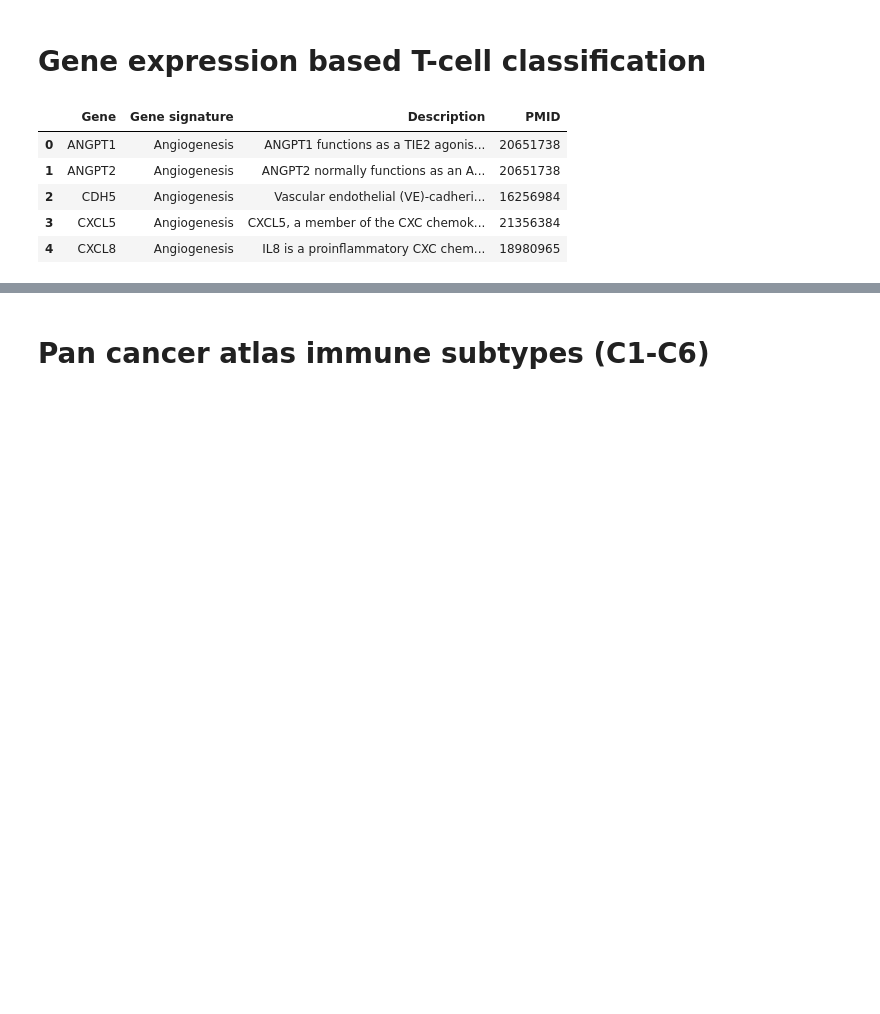
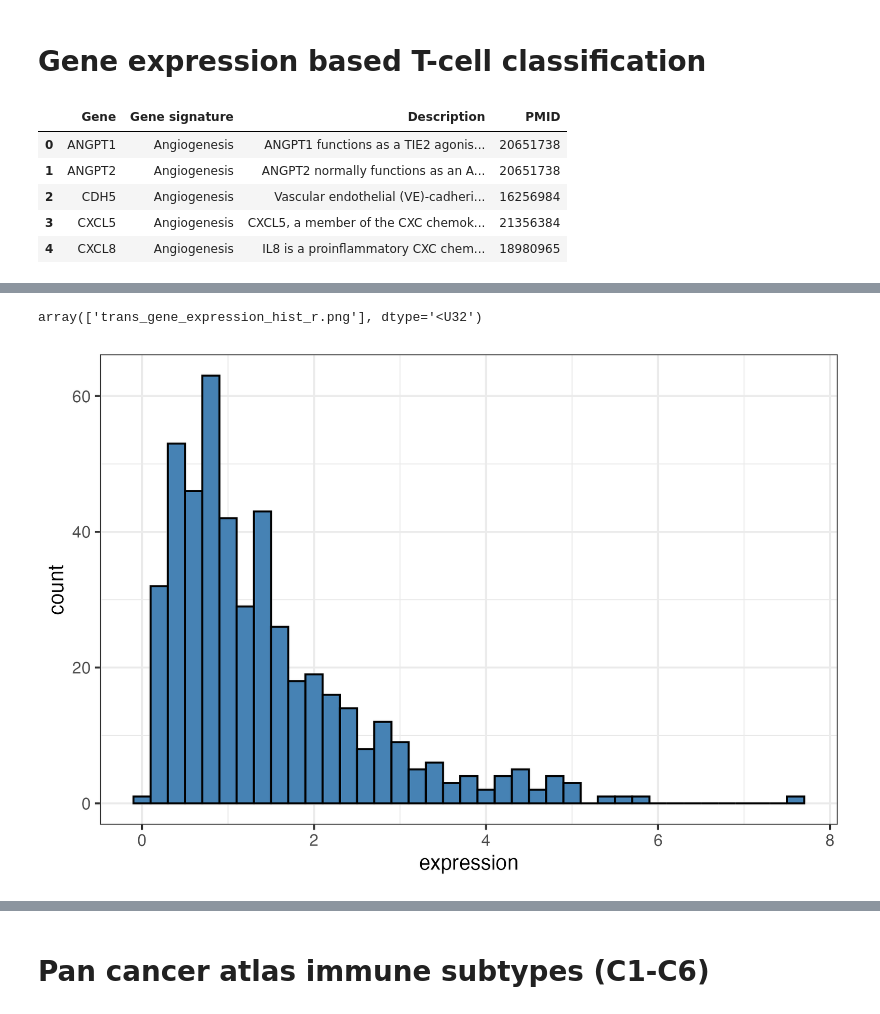
Before and after one commit to trainorp/darknightofthesoul, a Jupyter notebook: TCGA_proj.ipynb, the cells around one changed output, grey strips where cells are left out. Cells and saved outputs as stored; diff of their text form; code cells hidden in the pictures; blank space fills up the shorter version.

```diff
--- a/TCGA_proj.ipynb
+++ b/TCGA_proj.ipynb
@@ -159,0 +147,19 @@ pathway_scores('Angiogenesis')
+# %%
+pandas2ri.activate()
+robjects.globalenv['expr_values'] = robjects.FloatVector(pathway_angio.iloc[0, :])
+robjects.r('''
+    library(ggplot2)
+    df <- data.frame(expression = expr_values, trans_expr = log2(expr_values + 1e-4))
+    p <- ggplot(df, aes(x = expression)) + theme_bw() +
+        geom_histogram(binwidth = 0.2, fill = "steelblue", color = "black")
+    p2 <- ggplot(df, aes(x = trans_expr)) + theme_bw() +
+        geom_histogram(binwidth = 0.2, fill = "steelblue", color = "black")
+    ggsave(filename = "gene_expression_hist_r.png", plot = p, width = 6, height = 4, dpi = 300)
+    ggsave(filename = "trans_gene_expression_hist_r.png", plot = p2, width = 6, height = 4, dpi = 100)
+''')
+# %% [output]
+array(['trans_gene_expression_hist_r.png'], dtype='<U32')
+# %%
+Image(filename = "gene_expression_hist_r.png")
+# %% [output]
+[figure, added]
```
Also changed, not shown: parts of 6 cells of this notebook.
